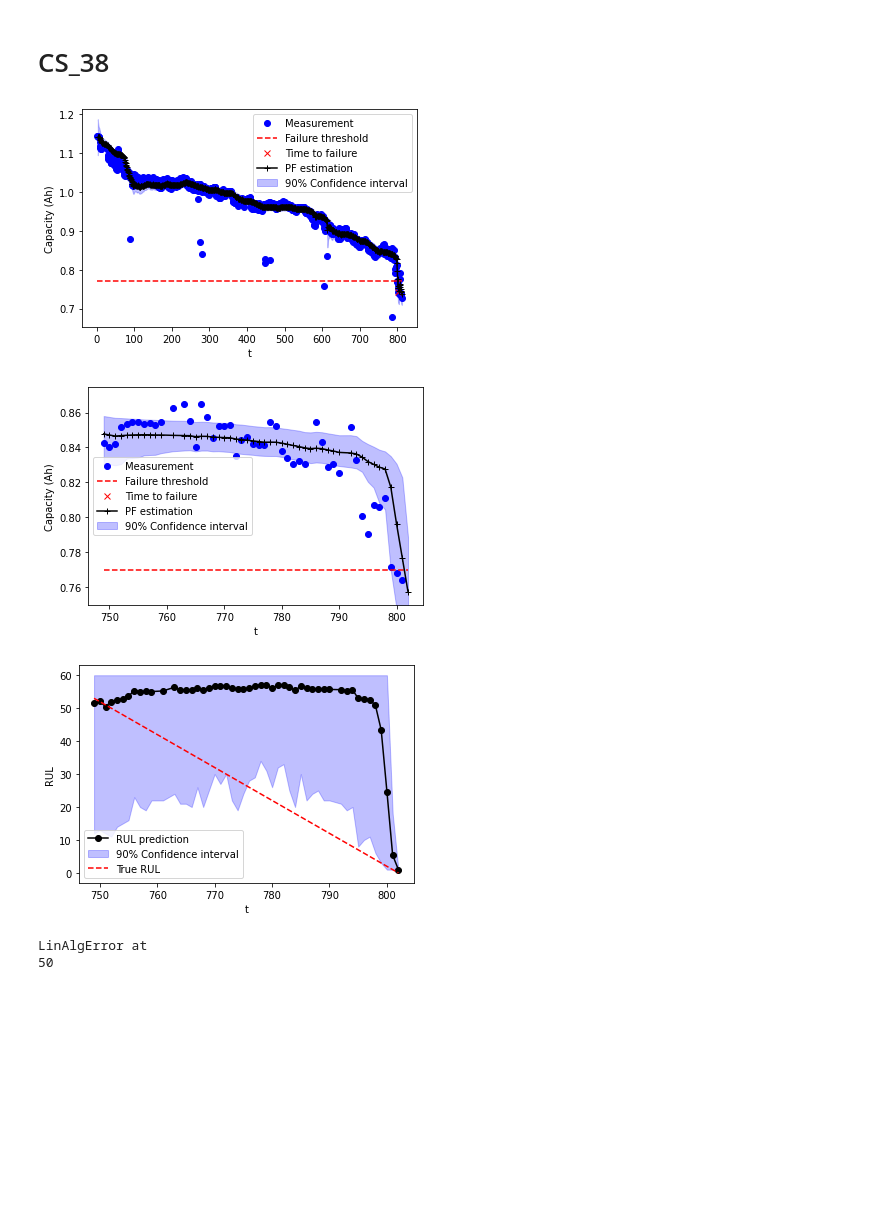
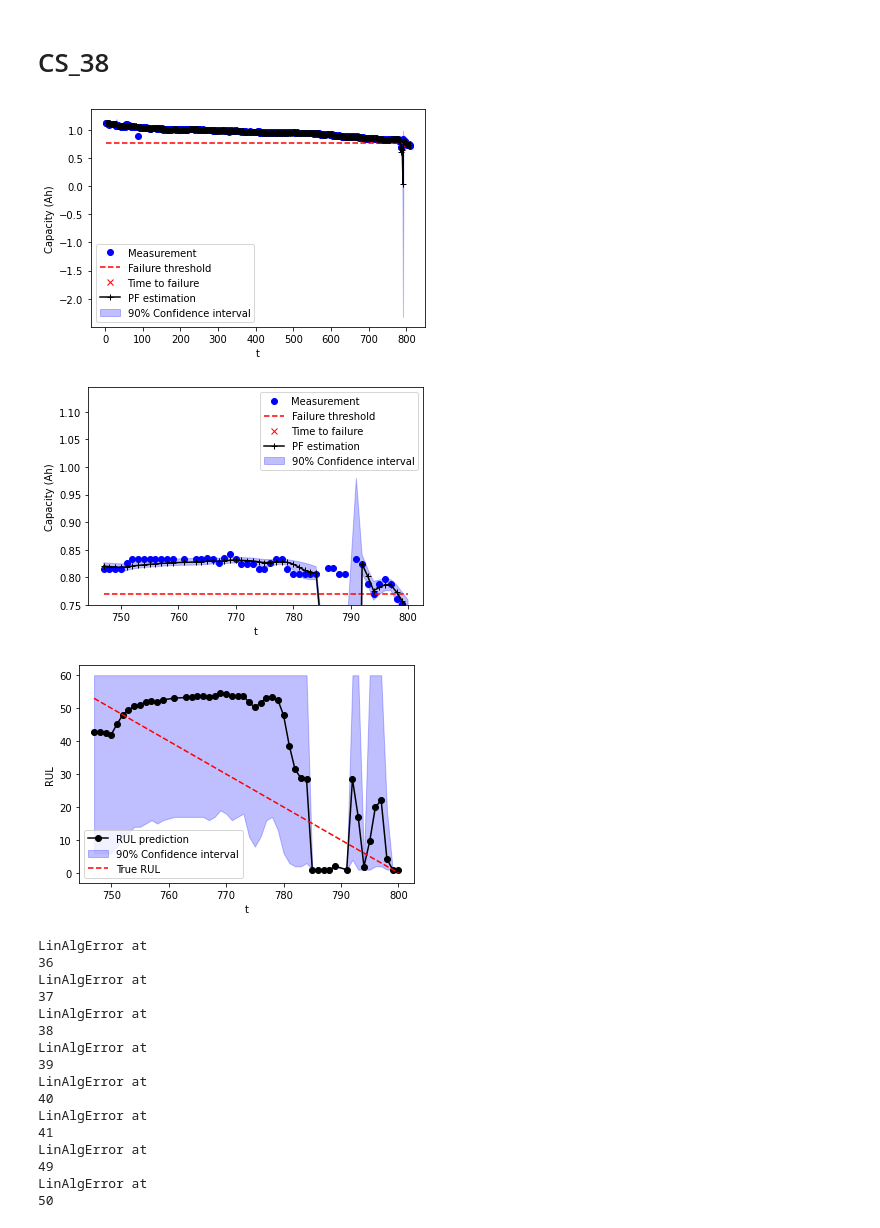
Before and after one commit to sonic160/battery_calce, a Jupyter notebook: rul_pf_battery.ipynb, the cells around one changed output. Drawn from its saved outputs; the diff is of its cells as text; code cells hidden in the pictures; blank space fills up the shorter version.

```diff
--- a/rul_pf_battery.ipynb
+++ b/rul_pf_battery.ipynb
@@ -15,7 +15,7 @@ def rul_battery(t, y, name):
     # Define the Parameters.
     # For the PF.
     sigma_u = np.array([1e-2, 1e-5, 1e-4, 1e-3])
-    sigma_v = 3e-2
+    sigma_v = 1e-2
     Ns = 1e3
     # For the RUL prediction.
     max_ite = 60 # Maximun number of prediction states.
@@ -120,23 +175,37 @@ rul_battery(t, y, name)
 # %%
 from utility import drop_outlier_sw
 
 name = battery_list[3]
 battery = data_all[name]
 # Get the time and degradation measurement. Perform filtering.
 t = battery['cycle']
-y = battery['charging capacity']
+y = battery['discharging capacity']
 # t = np.array(t)
 # y = np.array(y)
 
 rolling_window = 20
 idx = drop_outlier_sw(y, rolling_window)
 t = np.array(t[idx])
 y = np.array(y[idx])
 
 rul_battery(t, y, name)
 # %% [output]
-[figure, old version]
+[figure, new version]
-[figure, old version]
+[figure, new version]
-[figure, old version]
+[figure, new version]
+LinAlgError at
+36
+LinAlgError at
+37
+LinAlgError at
+38
+LinAlgError at
+39
+LinAlgError at
+40
+LinAlgError at
+41
+LinAlgError at
+49
 LinAlgError at
 50
```
Also changed, not shown: parts of 15 cells of this notebook, 10 other files.
